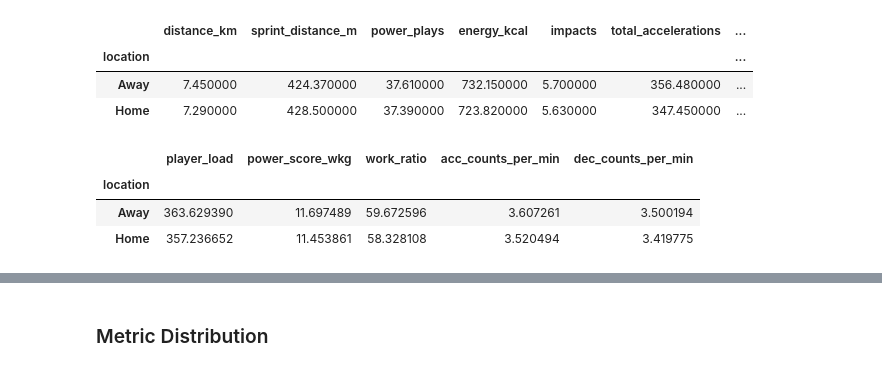
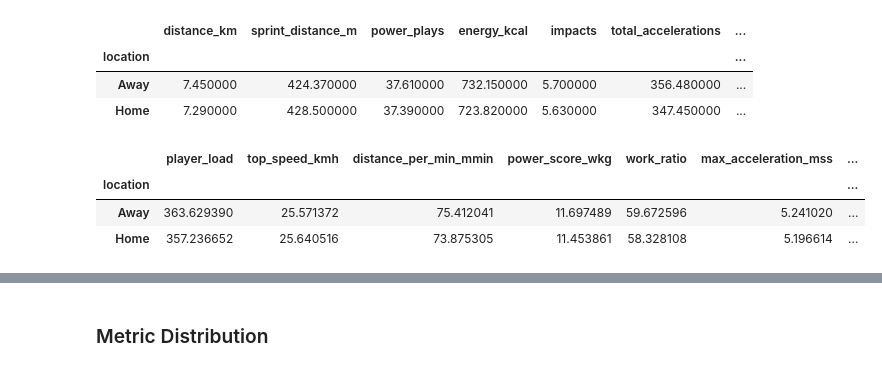
Before and after one commit to humphrey-nyanzi/physical-data-pipeline, a Jupyter notebook: analysis_FWSL_2025.ipynb, the cells around one changed output, grey strips where cells are left out. Cells and saved outputs as stored; diff of their text form; code cells hidden in the pictures.

```diff
--- a/analysis_FWSL_2025.ipynb
+++ b/analysis_FWSL_2025.ipynb
@@ -710,12 +710,12 @@ style_table_for_docs(avg_volume_by_location)
 | Home | 7.290000 | 428.500000 | 37.390000 | 723.820000 | 5.630000 | 347.450000 | ... |
 # %%
 # Calculate average intensity metrics by location
-avg_intensity_by_location = df.groupby('location')[[i for i in intensity_metrics if i not in ['top_speed_kmh','distance_per_min_mmin','max_acceleration_mss','max_deceleration_mss']]].mean()
+avg_intensity_by_location = df.groupby('location')[[i for i in intensity_metrics ]].mean()
 style_table_for_docs(avg_intensity_by_location)
 # %% [output]
-|  | player_load | power_score_wkg | work_ratio | acc_counts_per_min | dec_counts_per_min |
-| location |  |  |  |  |  |
-| Away | 363.629390 | 11.697489 | 59.672596 | 3.607261 | 3.500194 |
-| Home | 357.236652 | 11.453861 | 58.328108 | 3.520494 | 3.419775 |
+|  | player_load | top_speed_kmh | distance_per_min_mmin | power_score_wkg | work_ratio | max_acceleration_mss | ... |
+| location |  |  |  |  |  |  | ... |
+| Away | 363.629390 | 25.571372 | 75.412041 | 11.697489 | 59.672596 | 5.241020 | ... |
+| Home | 357.236652 | 25.640516 | 73.875305 | 11.453861 | 58.328108 | 5.196614 | ... |
 # %%
 # Calculate max metrics by location
```
Also changed, not shown: parts of 3 cells of this notebook, 2 other files.
